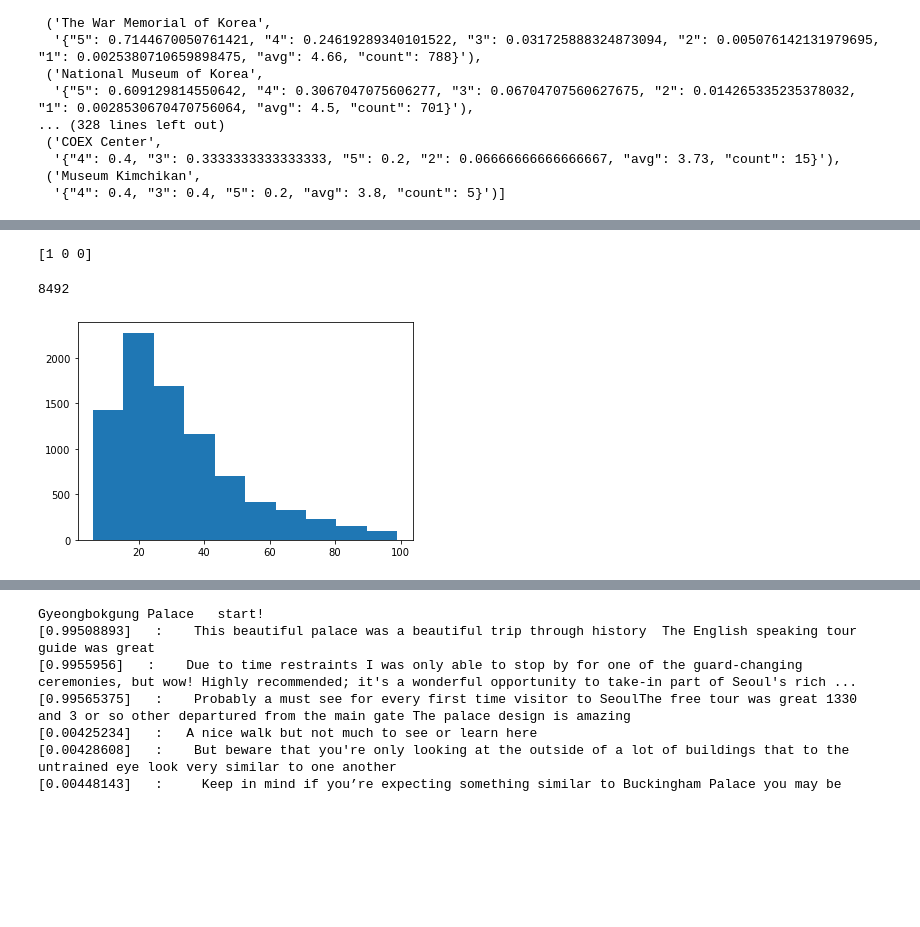
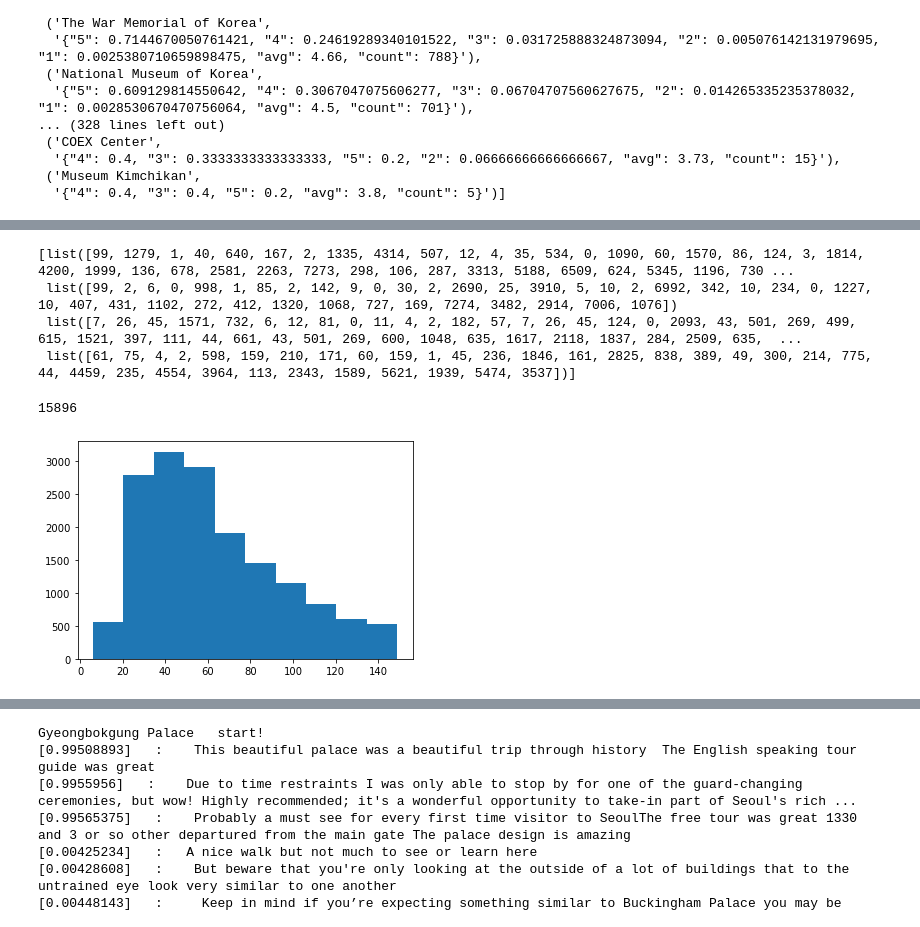
Before and after one commit to twinstae/tripReviewAnalysisSystem, a Jupyter notebook: p1/sent_analysis_LSTM.ipynb, the cells around one changed output, grey strips where cells are left out. Cells and saved outputs as stored; diff of their text form; code cells hidden in the pictures; blank space fills up the shorter version.

```diff
--- a/p1/sent_analysis_LSTM.ipynb
+++ b/p1/sent_analysis_LSTM.ipynb
@@ -89,9 +86,8 @@ star_info_list
 # %%
 raw_text = " ".join(All_reviews_df['text'])
 # %%
-stop_words = set(stopwords.words('english'))
-stop_words = stop_words|set(['.', ',', 'the', "'s","????","??","???"])
+#stop_words = set(stopwords.words('english'))
+stop_words = set(['.', ',', 'the',"’","”",")","(", "'s","????","??","???","-"])
 
-stop_words = stop_words - {"aren't","didn't","doesn't", "don't", "few","haven't","isn't","just","not","no"}
-
-NUMBER = 5000
+stop_words = stop_words
+stop_words
@@ -98,11 +96,13 @@ NUMBER = 5000
 # %%
-lower_text =raw_text.lower()
+NUMBER = 8000
 
-pre_token = ngram_tokenizer.tokenize(lower_text)
-token = [a_token for a_token in pre_token if a_token not in stop_words]
+lower_text =raw_text.lower().replace(")", " )").replace("(", "( ")
 
-text = Text(token)
+pre_tokens = ngram_tokenizer.tokenize(lower_text)
+tokens = [token for token in pre_tokens if token not in stop_words]
+
+text = Text(tokens)
 fd = text.vocab()
 
-dict_5000 = {word:i for (word, i) in zip(fd, range(len(fd))) if i < NUMBER}
-reverse_dict_5000 = {i:word for (word, i) in zip(fd, range(len(fd))) if i < NUMBER}
+dict_NUMBER = {word:i for (word, i) in zip(fd, range(len(fd))) if i < NUMBER}
+reverse_dict_NUMBER = {i:word for (word, i) in zip(fd, range(len(fd))) if i < NUMBER}
@@ -109,5 +113,5 @@ reverse_dict_5000 = {i:word for (word, i) in zip(fd, range(len(fd))) if i < NUMB
 # %%
-def pre_process(Reviews_df):
+def pre_process(Reviews_df, max_len = 100):
     star_list = list(Reviews_df['star'])
     text_list = list(Reviews_df['text'])
 
@@ -122,9 +126,9 @@ def pre_process(Reviews_df):
         tokens = ngram_tokenizer.tokenize(text)
         processed_list = []
         for token in tokens:
-            if token in dict_5000:
-                processed_list.append(dict_5000[token])
-        if len(processed_list) > 5 and len(processed_list) < 100:
+            if token in dict_NUMBER:
+                processed_list.append(dict_NUMBER[token])
+        if len(processed_list) > 5 and len(processed_list) < max_len:
             if star > 4:
                 pos_star.append(1)
                 pos_text.append(processed_list)
@@ -132,17 +136,20 @@ def pre_process(Reviews_df):
                 neg_star.append(0)
                 neg_text.append(processed_list)
 
-    result_text = pos_text[::3] + neg_text
-    result_star = pos_star[::3] + neg_star
+    result_text = pos_text + neg_text
+    result_star = pos_star + neg_star
 
     X = np.array(result_text)
     Y = np.array(result_star)
     return X, Y
 # %%
-X_head, Y = pre_process(All_reviews_df.head())
-print(Y)
+X_head, Y_head = pre_process(All_reviews_df.head())
+print(X_head)
 # %% [output]
-[1 0 0]
+[list([99, 1279, 1, 40, 640, 167, 2, 1335, 4314, 507, 12, 4, 35, 534, 0, 1090, 60, 1570, 86, 124, 3, 1814, 4200, 1999, 136, 678, 2581, 2263, 7273, 298, 106, 287, 3313, 5188, 6509, 624, 5345, 1196, 730 ...
+ list([99, 2, 6, 0, 998, 1, 85, 2, 142, 9, 0, 30, 2, 2690, 25, 3910, 5, 10, 2, 6992, 342, 10, 234, 0, 1227, 10, 407, 431, 1102, 272, 412, 1320, 1068, 727, 169, 7274, 3482, 2914, 7006, 1076])
+ list([7, 26, 45, 1571, 732, 6, 12, 81, 0, 11, 4, 2, 182, 57, 7, 26, 45, 124, 0, 2093, 43, 501, 269, 499, 615, 1521, 397, 111, 44, 661, 43, 501, 269, 600, 1048, 635, 1617, 2118, 1837, 284, 2509, 635,  ...
+ list([61, 75, 4, 2, 598, 159, 210, 171, 60, 159, 1, 45, 236, 1846, 161, 2825, 838, 389, 49, 300, 214, 775, 44, 4459, 235, 4554, 3964, 113, 2343, 1589, 5621, 1939, 5474, 3537])]
 # %%
 from tensorflow.keras.preprocessing.sequence import pad_sequences
 from tensorflow.keras.models import Sequential
@@ -158,13 +163,13 @@ X, Y = pre_process(cluster_n_df)
 # %%
-max_len = 100
-
-X_result = [len(s) for s in X if len(s)<max_len]
+max_len = 150
+X, Y = pre_process(cluster_n_df, max_len = max_len)
+X_result = [len(s) for s in X if len(s)< max_len]
 print(len(X_result))
 plt.hist(X_result, bins=10)
 plt.show()
 # %% [output]
-8492
+15896
-[figure, old version]
+[figure, new version]
 # %%
 from sklearn.model_selection import train_test_split
 # %%
```
Also changed, not shown: parts of 20 cells of this notebook, 5 other files.
